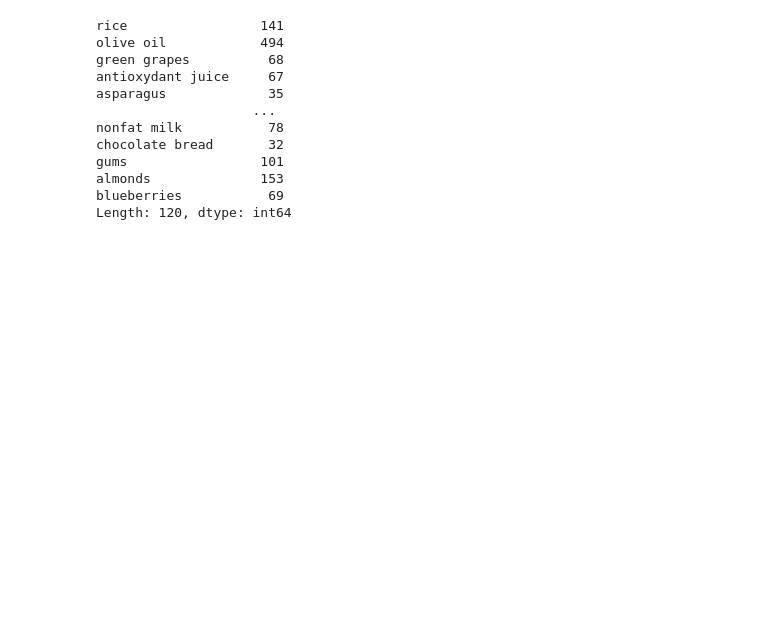
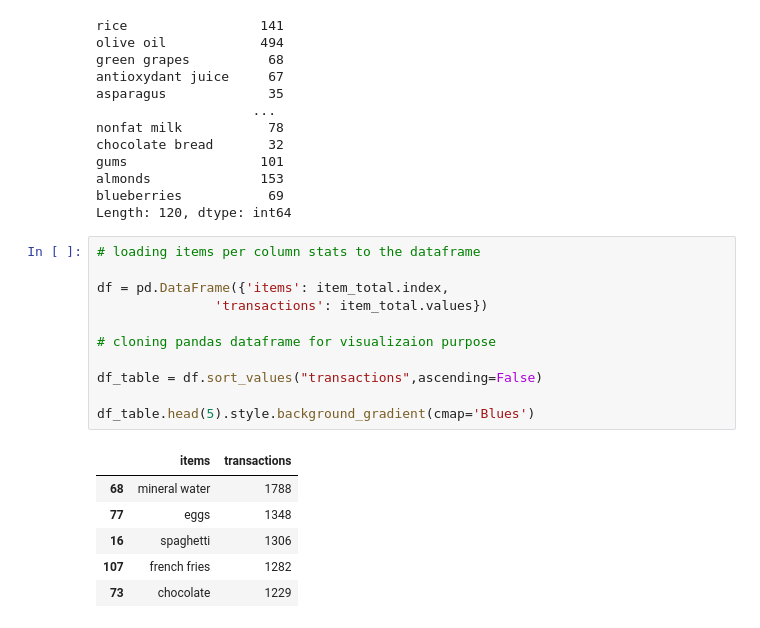
Before and after one commit to shubhamspande/MACHINE-LEARNING--ML1-, a Jupyter notebook: Day-11(appriori_model).ipynb, the cells around one changed output. Saved outputs shown, nothing was run; the diff lists cells and outputs as text; blank space fills up the shorter version.

```diff
--- a/Day-11(appriori_model).ipynb
+++ b/Day-11(appriori_model).ipynb
@@ -253,3 +253,21 @@ gums                 101
 almonds              153
 blueberries           69
 Length: 120, dtype: int64
+# %%
+# loading items per column stats to the dataframe
+
+df = pd.DataFrame({'items': item_total.index,
+               'transactions': item_total.values})
+
+# cloning pandas dataframe for visualizaion purpose
+
+df_table = df.sort_values("transactions",ascending=False)
+
+df_table.head(5).style.background_gradient(cmap='Blues')
+# %% [output]
+|  | items | transactions |
+| 68 | mineral water | 1788 |
+| 77 | eggs | 1348 |
+| 16 | spaghetti | 1306 |
+| 107 | french fries | 1282 |
+| 73 | chocolate | 1229 |
```
Also changed, not shown: parts of 3 cells of this notebook.
